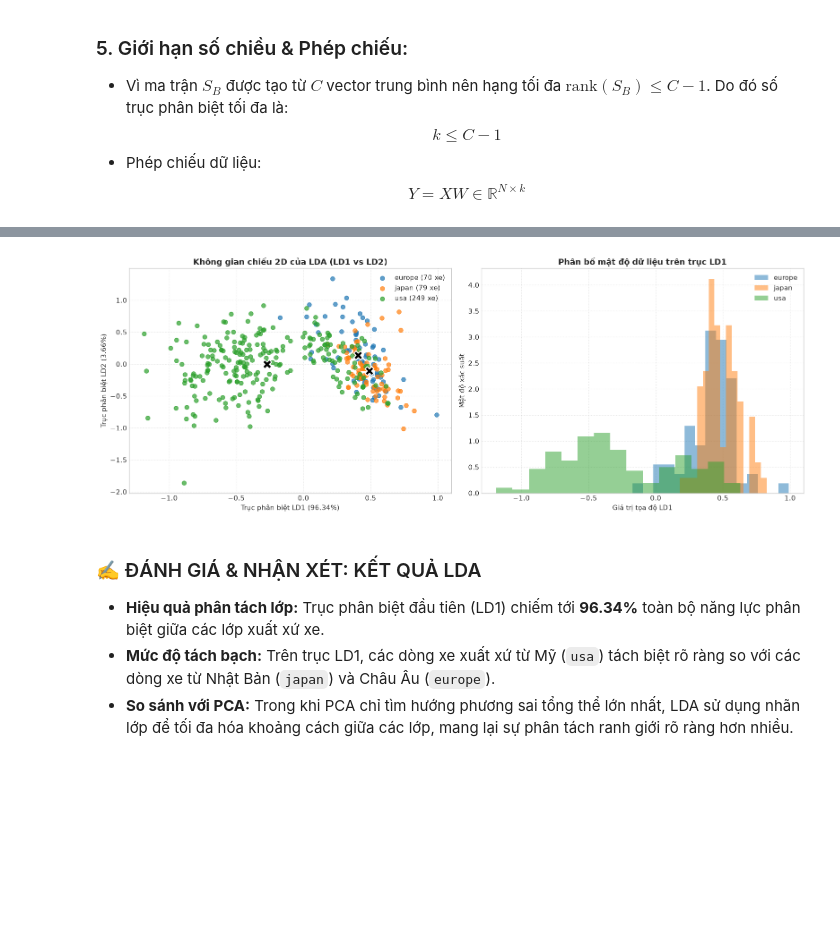
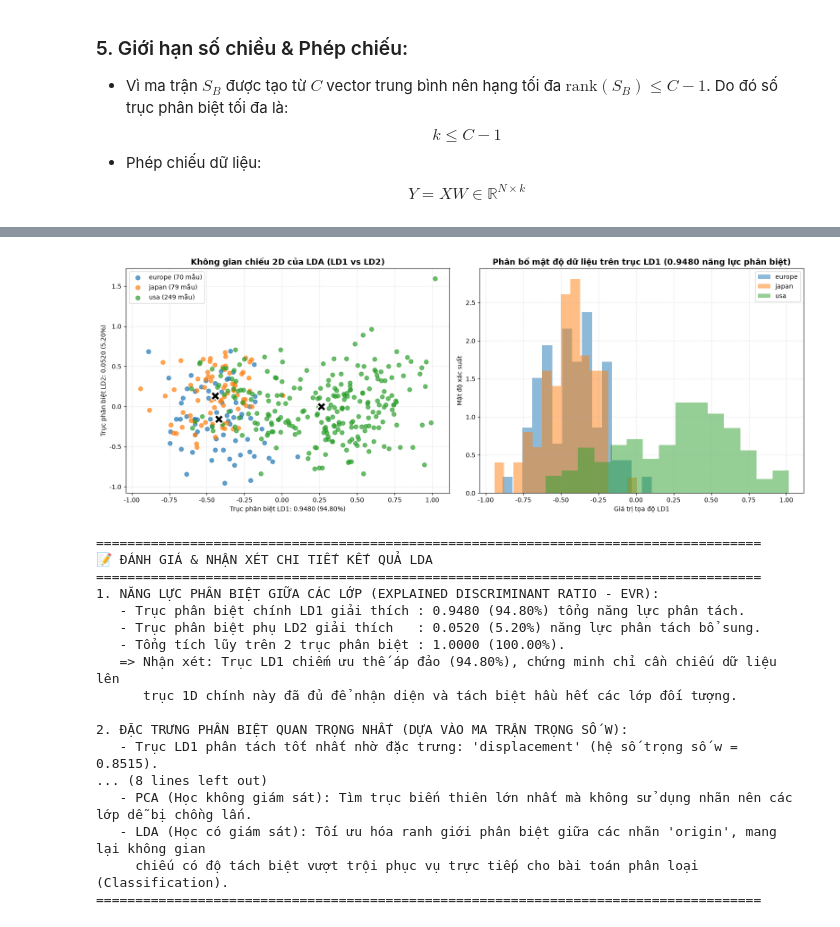
Before and after one commit to LuanNguyen23T/Machine_Learning_PCT, a Jupyter notebook: Midterm/Review/C1_LDA.ipynb, the cells around one changed output, grey strips where cells are left out. Drawn from its saved outputs; the diff is of its cells as text; code cells hidden in the pictures; blank space fills up the shorter version.

Commit message:
feat: update feature selection and image segmentation notebooks with review guides

```diff
--- a/Midterm/Review/C1_LDA.ipynb
+++ b/Midterm/Review/C1_LDA.ipynb
@@ -21,6 +21,6 @@ pd.set_option('display.max_columns', 20)
 # %%
 # ==============================================================================
-# ⚙️ KHỐI CẤU HÌNH DATASET & THAM SỐ (CHỈ CẦN SỬA Ở ĐÂY KHI ĐỔI DATASET)
+# KHỐI CẤU HÌNH DATASET & THAM SỐ
 # ==============================================================================
 
 # 1. Đường dẫn file CSV
@@ -28,8 +28,8 @@ DATA_PATH = 'dataset/Sampledata/mpg.csv'
 if not os.path.exists(DATA_PATH):
     DATA_PATH = 'Midterm/Review/dataset/Sampledata/mpg.csv'
 
-# 2. Danh sách 5-7 đặc trưng số (Để None nếu muốn tự động lấy các cột số)
-FEATURE_COLS = ['mpg', 'cylinders', 'displacement', 'horsepower', 'weight', 'acceleration']
+# 2. Danh sách đặc trưng số
+FEATURE_COLS = None
 
 # 3. Tên cột nhãn mục tiêu phân lớp (Target Column)
 TARGET_COL = 'origin'
@@ -91,8 +91,8 @@ print(f"Dataset: {DATA_PATH} | Shape: {df_raw.shape[0]} dòng, {df_raw.shape[1]}
 # 2. Tự động xác định đặc trưng
 if FEATURE_COLS is None:
     num_cols = [c for c in df_raw.select_dtypes(include=[np.number]).columns if c != TARGET_COL]
-    FEATURE_COLS = num_cols[:min(6, len(num_cols))]
-    print(f"Tự động chọn 6 cột số: {FEATURE_COLS}")
+    FEATURE_COLS = num_cols
+    print(f"Tự động lấy toàn bộ {len(FEATURE_COLS)} cột số: {FEATURE_COLS}")
 else:
     print(f"Đặc trưng sử dụng ({len(FEATURE_COLS)} cột): {FEATURE_COLS}")
 
@@ -243,44 +246,86 @@ Y shape: (398, 2) (398 mẫu, 2 chiều phân biệt)
 # %%
 fig, axes = plt.subplots(1, 2, figsize=(16, 6))
 cmap = plt.get_cmap('tab10')
 
 # Đồ thị 1: Chiếu không gian 2D (LD1 vs LD2)
 for i, c in enumerate(classes):
     mask = (y_raw == c)
-    axes[0].scatter(Y_lda[mask, 0], Y_lda[mask, 1], color=cmap(i), label=f"{c} ({np.sum(mask)} xe)", alpha=0.7, s=45)
+    axes[0].scatter(Y_lda[mask, 0], Y_lda[mask, 1], color=cmap(i), label=f"{c} ({np.sum(mask)} mẫu)", alpha=0.7, s=45)
 
 # Vẽ tọa độ trung bình từng lớp sau chiếu
 for i, c in enumerate(classes):
     mean_proj = np.dot(class_means[c], W_lda)
     axes[0].scatter(mean_proj[0], mean_proj[1], color='black', marker='X', s=200, edgecolor='white', linewidth=1.5, zorder=10)
 
-axes[0].set_title(f'Không gian chiếu 2D của LDA (LD1 vs LD2)', fontsize=13, fontweight='bold')
-axes[0].set_xlabel(f'Trục phân biệt LD1 ({evr_lda[0]:.2%})')
-axes[0].set_ylabel(f'Trục phân biệt LD2 ({evr_lda[1]:.2%})')
+axes[0].set_title('Không gian chiếu 2D của LDA (LD1 vs LD2)', fontsize=13, fontweight='bold')
+axes[0].set_xlabel(f'Trục phân biệt LD1: {evr_lda[0]:.4f} ({evr_lda[0]*100:.2f}%)')
+axes[0].set_ylabel(f'Trục phân biệt LD2: {evr_lda[1]:.4f} ({evr_lda[1]*100:.2f}%)')
 axes[0].legend(loc='best')
 axes[0].grid(True, linestyle=':', alpha=0.6)
 
 # Đồ thị 2: Phân bố mật độ trên trục phân biệt chính LD1
 for i, c in enumerate(classes):
     mask = (y_raw == c)
     axes[1].hist(Y_lda[mask, 0], bins=15, alpha=0.5, color=cmap(i), label=c, density=True)
 
-axes[1].set_title('Phân bố mật độ dữ liệu trên trục LD1', fontsize=13, fontweight='bold')
+axes[1].set_title(f'Phân bố mật độ dữ liệu trên trục LD1 ({evr_lda[0]:.4f} năng lực phân biệt)', fontsize=13, fontweight='bold')
 axes[1].set_xlabel('Giá trị tọa độ LD1')
 axes[1].set_ylabel('Mật độ xác suất')
 axes[1].legend(loc='best')
 axes[1].grid(True, linestyle=':', alpha=0.6)
 
 plt.tight_layout()
 plt.show()
+
+# ==============================================================================
+# PHẦN ĐÁNH GIÁ & NHẬN XÉT CHI TIẾT
+# ==============================================================================
+top_ld1_idx = np.argmax(np.abs(W_lda[:, 0]))
+
+print("="*85)
+print("📝 ĐÁNH GIÁ & NHẬN XÉT CHI TIẾT KẾT QUẢ LDA")
+print("="*85)
+print("1. NĂNG LỰC PHÂN BIỆT GIỮA CÁC LỚP (EXPLAINED DISCRIMINANT RATIO - EVR):")
+print(f"   - Trục phân biệt chính LD1 giải thích : {evr_lda[0]:.4f} ({evr_lda[0]*100:.2f}%) tổng năng lực phân tách.")
+if len(evr_lda) > 1:
+    print(f"   - Trục phân biệt phụ LD2 giải thích   : {evr_lda[1]:.4f} ({evr_lda[1]*100:.2f}%) năng lực phân tách bổ sung.")
+    print(f"   - Tổng tích lũy trên {k_components} trục phân biệt : {np.sum(evr_lda[:k_components]):.4f} (100.00%).")
+print(f"   => Nhận xét: Trục LD1 chiếm ưu thế áp đảo ({evr_lda[0]*100:.2f}%), chứng minh chỉ cần chiếu dữ liệu lên")
+print(f"      trục 1D chính này đã đủ để nhận diện và tách biệt hầu hết các lớp đối tượng.")
+
+print("\n2. ĐẶC TRƯNG PHÂN BIỆT QUAN TRỌNG NHẤT (DỰA VÀO MA TRẬN TRỌNG SỐ W):")
+print(f"   - Trục LD1 phân tách tốt nhất nhờ đặc trưng: '{FEATURE_COLS[top_ld1_idx]}' (hệ số trọng số w = {W_lda[top_ld1_idx, 0]:.4f}).")
+print(f"   => Nhận xét: Đây là đặc trưng mang lại sự khác biệt lớn nhất giữa các nhóm nhãn mục tiêu.")
+
+print("\n3. MỨC ĐỘ PHÂN TÁCH LỚP VÀ TIÊU CHUẨN FISHER:")
+print(f"   - Số lớp mục tiêu C = {len(classes)} -> Số chiều chiếu tối đa của Fisher LDA: k = C - 1 = {k_components} chiều.")
+print(f"   - Tiêu chuẩn Fisher J(W) = (W^T S_B W) / (W^T S_W W) đã tối đa hóa khoảng cách giữa các tâm lớp (S_B)")
+print(f"     đồng thời ép chặt phương sai nội bộ từng lớp (S_W), giúp các cụm mẫu tách biệt rõ nét.")
+
+print("\n4. SO SÁNH TRỰC DIỆN VỚI THUẬT TOÁN PCA:")
+print(f"   - PCA (Học không giám sát): Tìm trục biến thiên lớn nhất mà không sử dụng nhãn nên các lớp dễ bị chồng lấn.")
+print(f"   - LDA (Học có giám sát): Tối ưu hóa ranh giới phân biệt giữa các nhãn '{TARGET_COL}', mang lại không gian")
+print(f"     chiếu có độ tách biệt vượt trội phục vụ trực tiếp cho bài toán phân loại (Classification).")
+print("="*85)
 # %% [output]
-[figure, old version]
+[figure, new version]
+=====================================================================================
+📝 ĐÁNH GIÁ & NHẬN XÉT CHI TIẾT KẾT QUẢ LDA
+=====================================================================================
+1. NĂNG LỰC PHÂN BIỆT GIỮA CÁC LỚP (EXPLAINED DISCRIMINANT RATIO - EVR):
+   - Trục phân biệt chính LD1 giải thích : 0.9480 (94.80%) tổng năng lực phân tách.
+   - Trục phân biệt phụ LD2 giải thích   : 0.0520 (5.20%) năng lực phân tách bổ sung.
+   - Tổng tích lũy trên 2 trục phân biệt : 1.0000 (100.00%).
+   => Nhận xét: Trục LD1 chiếm ưu thế áp đảo (94.80%), chứng minh chỉ cần chiếu dữ liệu lên
+      trục 1D chính này đã đủ để nhận diện và tách biệt hầu hết các lớp đối tượng.
+
+2. ĐẶC TRƯNG PHÂN BIỆT QUAN TRỌNG NHẤT (DỰA VÀO MA TRẬN TRỌNG SỐ W):
+   - Trục LD1 phân tách tốt nhất nhờ đặc trưng: 'displacement' (hệ số trọng số w = 0.8515).
+... (8 lines left out)
+   - PCA (Học không giám sát): Tìm trục biến thiên lớn nhất mà không sử dụng nhãn nên các lớp dễ bị chồng lấn.
+   - LDA (Học có giám sát): Tối ưu hóa ranh giới phân biệt giữa các nhãn 'origin', mang lại không gian
+     chiếu có độ tách biệt vượt trội phục vụ trực tiếp cho bài toán phân loại (Classification).
+=====================================================================================
-# %% [markdown]
-### ✍️ ĐÁNH GIÁ & NHẬN XÉT: KẾT QUẢ LDA
-
-- **Hiệu quả phân tách lớp:** Trục phân biệt đầu tiên (LD1) chiếm tới **96.34%** toàn bộ năng lực phân biệt giữa các lớp xuất xứ xe.
-- **Mức độ tách bạch:** Trên trục LD1, các dòng xe xuất xứ từ Mỹ (`usa`) tách biệt rõ ràng so với các dòng xe từ Nhật Bản (`japan`) và Châu Âu (`europe`).
-- **So sánh với PCA:** Trong khi PCA chỉ tìm hướng phương sai tổng thể lớn nhất, LDA sử dụng nhãn lớp để tối đa hóa khoảng cách giữa các lớp, mang lại sự phân tách ranh giới rõ ràng hơn nhiều.
 # %%
 from sklearn.discriminant_analysis import LinearDiscriminantAnalysis
 
```
Also changed, not shown: parts of 6 cells of this notebook, 8 other files.
